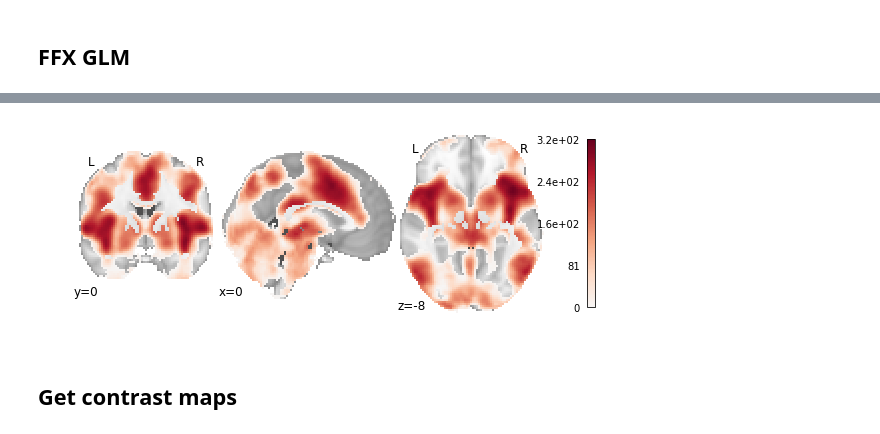
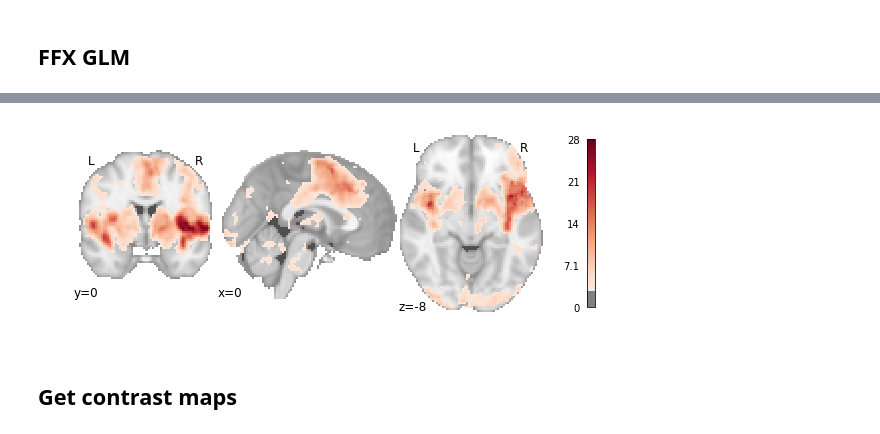
Before and after one commit to neurostuff/NiMARE, a Jupyter notebook: examples/nidm_pain_meta-analyses.ipynb, the cells around one changed output, grey strips where cells are left out. Drawn from its saved outputs; the diff is of its cells as text; code cells hidden in the pictures.

Commit message:
pain analysis notebook update

```diff
--- a/examples/nidm_pain_meta-analyses.ipynb
+++ b/examples/nidm_pain_meta-analyses.ipynb
@@ -20,5 +35,5 @@ from nimare.meta.ibma import (stouffers, fishers, weighted_stouffers,
 # %%
-dset_file = '/Users/tsalo/Documents/tsalo/NiMARE/nimare/tests/data/nidm_pain_dset.json'
+dset_file = join(dirname(nimare.__file__), 'tests', 'data', 'nidm_pain_dset.json')
 with open(dset_file, 'r') as fo:
     dset_dict = json.load(fo)
 db = nimare.dataset.Database(dset_file)
@@ -76,7 +91,7 @@ def get_files(ddict, types):
 ## Get z-maps
 # %%
 files = get_files(dset_dict, ['z'])
-z_imgs = [nib.load(f) for f in files[0]]
+z_imgs = [nib.load(join(dirname(nimare.__file__), f)) for f in files[0]]
 z_data = apply_mask(z_imgs, mask_img)
 print('{0} studies found.'.format(z_data.shape[0]))
 # %% [output]
@@ -138,7 +153,7 @@ Wall time: 2min 36s
 ## Get z-maps + sample sizes
 # %%
 z_files, ns = get_files(dset_dict, ['z', 'n'])
-z_imgs = [nib.load(f) for f in z_files]
+z_imgs = [nib.load(join(dirname(nimare.__file__), f)) for f in z_files]
 z_data = apply_mask(z_imgs, mask_img)
 sample_sizes = np.array(ns)
 print('{0} studies found.'.format(z_data.shape[0]))
@@ -160,8 +175,8 @@ Wall time: 1.55 s
 ## Get contrast maps + contrast standard error maps + sample sizes
 # %%
 con_files, se_files, ns = get_files(dset_dict, ['con', 'se', 'n'])
-con_imgs = [nib.load(f) for f in con_files]
-se_imgs = [nib.load(f) for f in se_files]
+con_imgs = [nib.load(join(dirname(nimare.__file__), f)) for f in con_files]
+se_imgs = [nib.load(join(dirname(nimare.__file__), f)) for f in se_files]
 con_data = apply_mask(con_imgs, mask_img)
 se_data = apply_mask(se_imgs, mask_img)
 sample_sizes = np.array(ns)
@@ -172,7 +187,7 @@ print('{0} studies found.'.format(con_data.shape[0]))
 ## FFX GLM
 # %%
 %%time
-result = ffx_glm(con_data, se_data, sample_sizes, mask_img, equal_var=True)
+result = ffx_glm(con_data, se_data, sample_sizes, mask_img)
 plot_stat_map(result.images['log_p'], threshold=logp_thresh,
               cut_coords=[0, 0, -8], draw_cross=False,
               cmap='RdBu_r')
@@ -182,4 +214,4 @@ Wall time: 1.99 s
-[figure, old version]
+[figure, new version]
 # %% [markdown]
 ## Get contrast maps
 # %%
```
Also changed, not shown: parts of 17 cells of this notebook.
